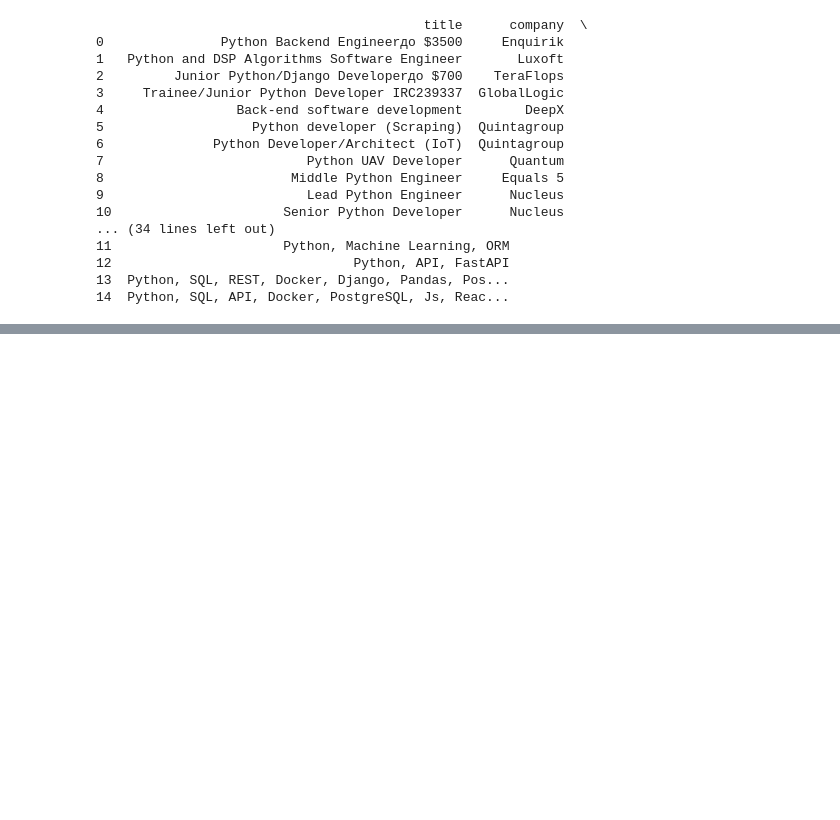
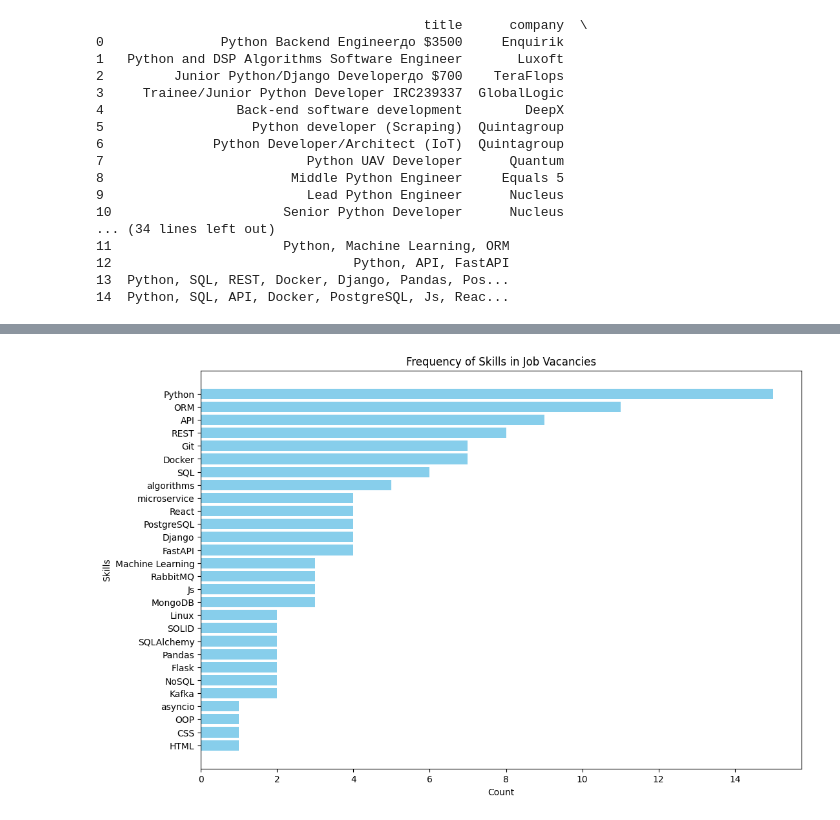
Before and after one commit to Irina17191/Scraping-DataAnalysis-project, a Jupyter notebook: data_analysis/main.ipynb, the cells around one changed output, grey strips where cells are left out. Saved outputs shown, nothing was run; the diff lists cells and outputs as text; code cells hidden in the pictures; blank space fills up the shorter version.

Commit message:
Add different types of diagrams and graphics

```diff
--- a/data_analysis/main.ipynb
+++ b/data_analysis/main.ipynb
@@ -52,0 +74,10 @@ print(vacancies)
+# %%
+mean_experience_years = vacancies['experience_years'].mean()
+vacancies['experience_years'] = vacancies['experience_years'].fillna(mean_experience_years)
+
+vacancies['experience_years'] = vacancies['experience_years'].astype(int)
+vacancies['salary'] = vacancies['salary'].astype(int)
+
+vacancies.loc[2, 'experience_years'] = 1
+
+print(vacancies)
@@ -52,0 +114,21 @@ print(vacancies)
+# %%
+from collections import Counter
+
+
+skills_list = vacancies['skills_required'].dropna().str.split(', ', expand=True).stack()
+
+skills_count = Counter(skills_list)
+
+skills_df = pd.DataFrame(skills_count.items(), columns=['Skill', 'Count'])
+
+skills_df = skills_df.sort_values(by='Count', ascending=False)
+
+plt.figure(figsize=(12, 8))
+plt.barh(skills_df['Skill'], skills_df['Count'], color='skyblue')
+plt.xlabel('Count')
+plt.ylabel('Skills')
+plt.title('Frequency of Skills in Job Vacancies')
+plt.gca().invert_yaxis()
+plt.show()
+# %% [output]
+[figure, added]
```
Also changed, not shown: parts of 9 cells of this notebook.
